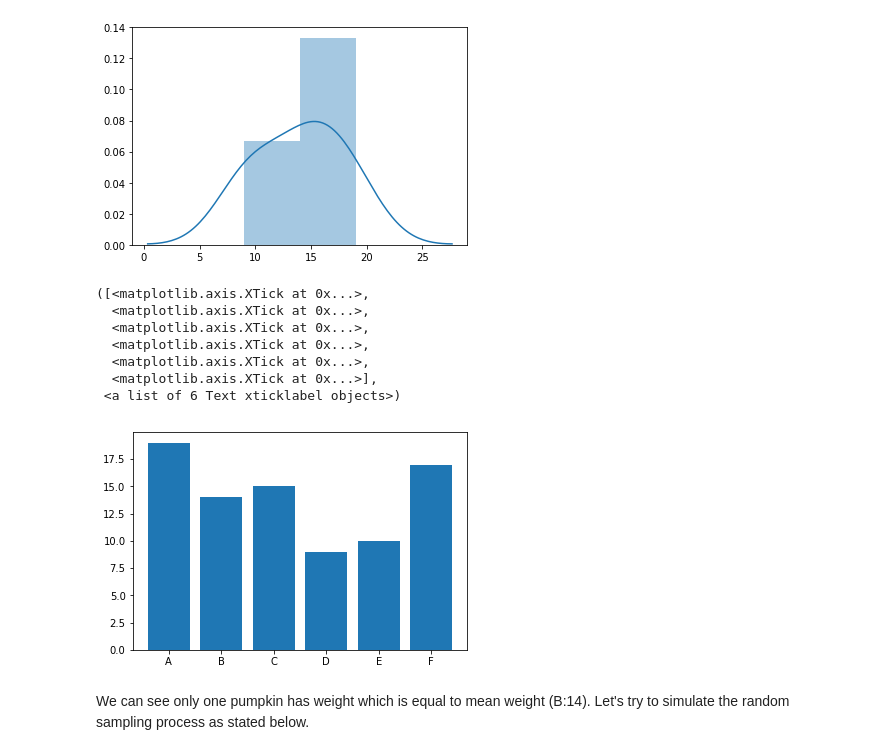
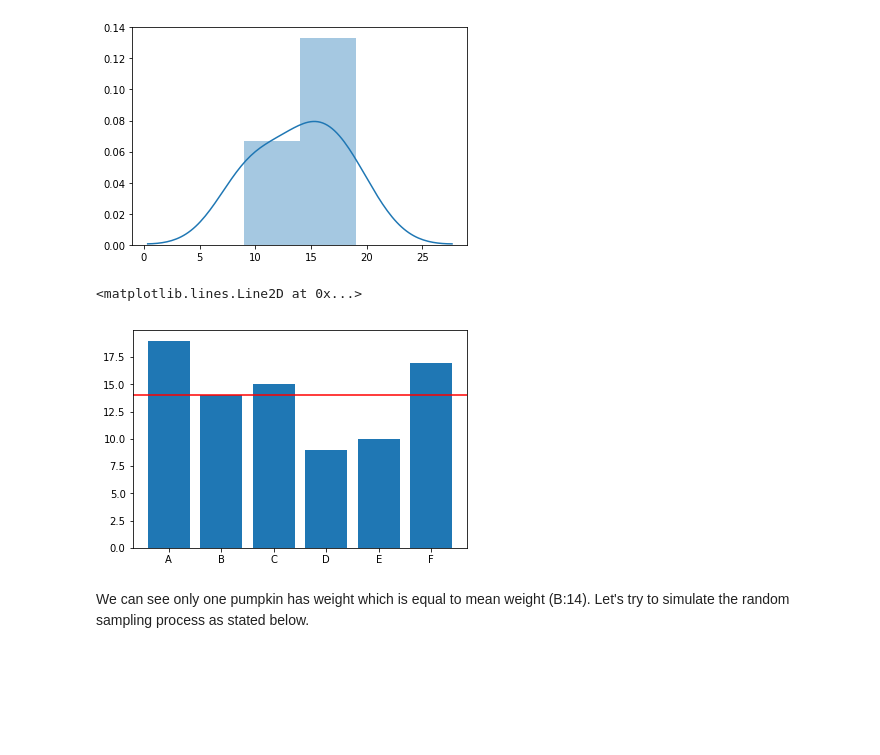
Before and after one commit to AR3441/dsc-2-19-14-sampling-statistics-nyc-ds-career-031119, a Jupyter notebook: index.ipynb, the cells around one changed output. Cells and saved outputs as stored; diff of their text form; code cells hidden in the pictures; blank space fills up the shorter version.

```diff
--- a/index.ipynb
+++ b/index.ipynb
@@ -96,15 +96,11 @@ sns.distplot(weights)
 # %%
 plt.bar(range(len(pumpkin_dict)), weights, align = 'center')
 plt.xticks(range(len(pumpkin_dict)), list(pumpkin_dict.keys()))
+plt.axhline(y=mu, color='r', linestyle='-',
+            label = "Mean weight:" + str(mu))
 # %% [output]
-([<matplotlib.axis.XTick at 0x...>,
-  <matplotlib.axis.XTick at 0x...>,
-  <matplotlib.axis.XTick at 0x...>,
-  <matplotlib.axis.XTick at 0x...>,
-  <matplotlib.axis.XTick at 0x...>,
-  <matplotlib.axis.XTick at 0x...>],
- <a list of 6 Text xticklabel objects>)
+<matplotlib.lines.Line2D at 0x...>
-[figure, old version]
+[figure, new version]
 # %% [markdown]
 We can see only one pumpkin has weight which is equal to mean weight (B:14). Let's try to simulate the random sampling process as stated below.
 # %% [markdown]
```
